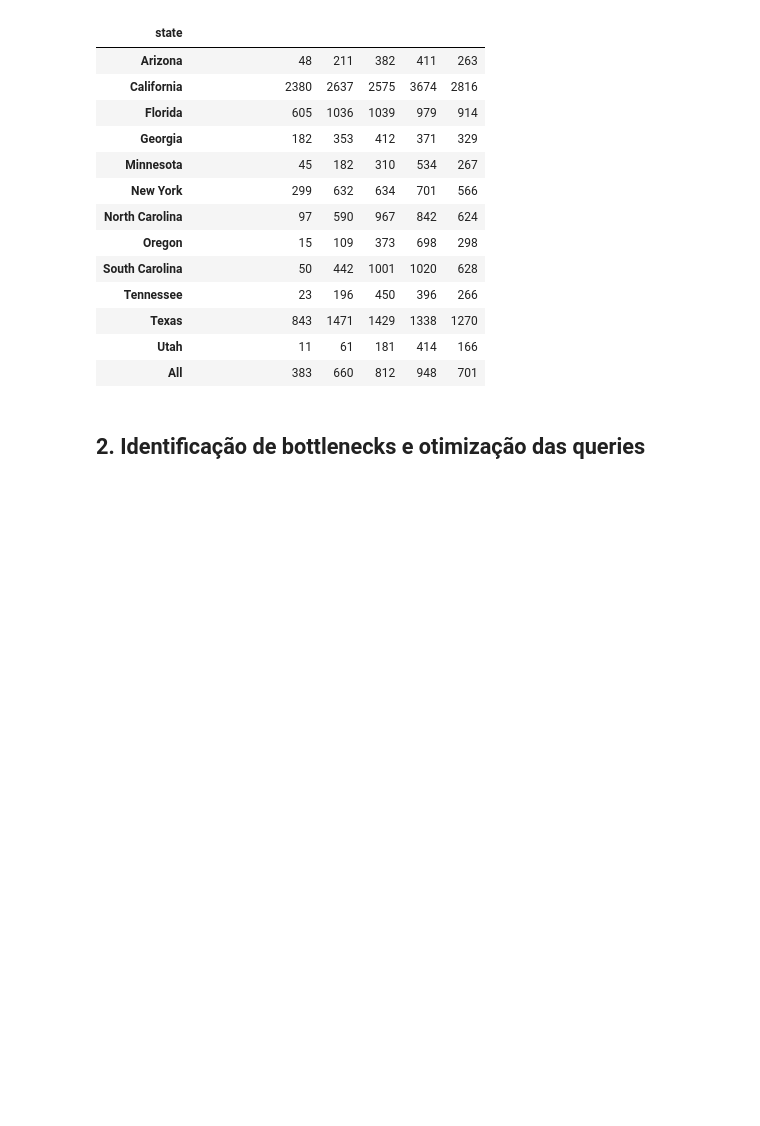
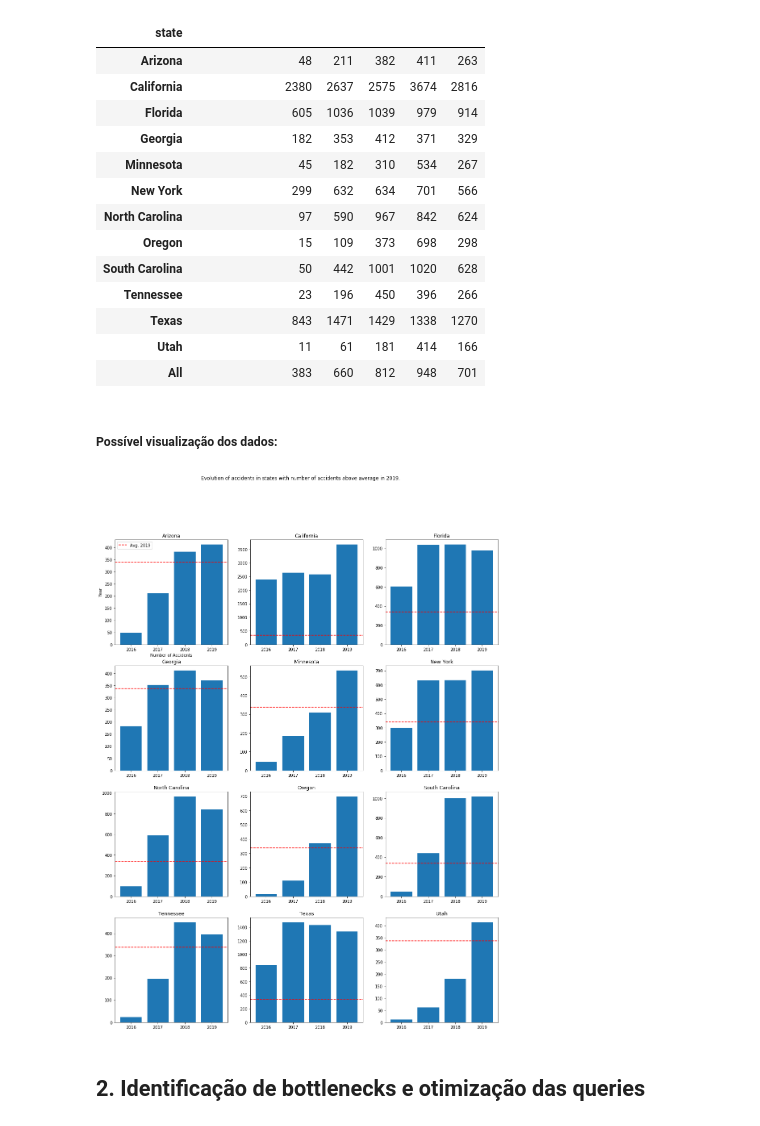
Before and after one commit to valeitao/us_accident_data_system, a Jupyter notebook: Fase III/Notebook_Fase3_Grupo17.ipynb, the cells around one changed output. Cells and saved outputs as stored; diff of their text form; code cells hidden in the pictures; blank space fills up the shorter version.

```diff
--- a/Fase III/Notebook_Fase3_Grupo17.ipynb
+++ b/Fase III/Notebook_Fase3_Grupo17.ipynb
@@ -351,6 +351,7 @@ WHERE facts_table.locationkey = location_dimension.location_key
 
 
 df =  getSQLfromQuery(SQL, ())
+df['state'] = df['state'].apply(lambda x: x.rstrip())
 table = pd.pivot_table(df, index= ['state'],margins=True, columns=['start_year'] )
 table = table.astype(int)
 table
@@ -371,6 +372,32 @@ table
 | Texas | 843 | 1471 | 1429 | 1338 | 1270 |
 | Utah | 11 | 61 | 181 | 414 | 166 |
 | All | 383 | 660 | 812 | 948 | 701 |
+# %% [markdown]
+##### Possível visualização dos dados:
+# %%
+states = table.index.values.tolist()
+
+fig, axs = plt.subplots(4,3, figsize=(17,22))
+fig.suptitle('Evolution of accidents in states with number of accidents above average in 2019.')
+
+for i, ax in enumerate(fig.axes):
+    testdf = pd.DataFrame(table.loc[states[i]]).T
+
+    years = []
+    for elem in testdf.columns :
+        years.append(elem[1])
+
+    ax.set_xticks(years[:-1])
+    ax.bar(years[:-1], testdf.values[0][:-1])
+    ax.set_title(states[i])
+    ax.axhline(y=media, color='r', linestyle='--', label='Avg. 2019')
+    if i == 0:
+        ax.set_xlabel("Number of Accidents")
+        ax.set_ylabel("Year")
+        ax.legend()
+plt.show()
+# %% [output]
+[figure, added]
 # %% [markdown]
 ## 2. Identificação de bottlenecks e otimização das queries
 # %% [markdown]
```
Also changed, not shown: parts of 7 cells of this notebook.
